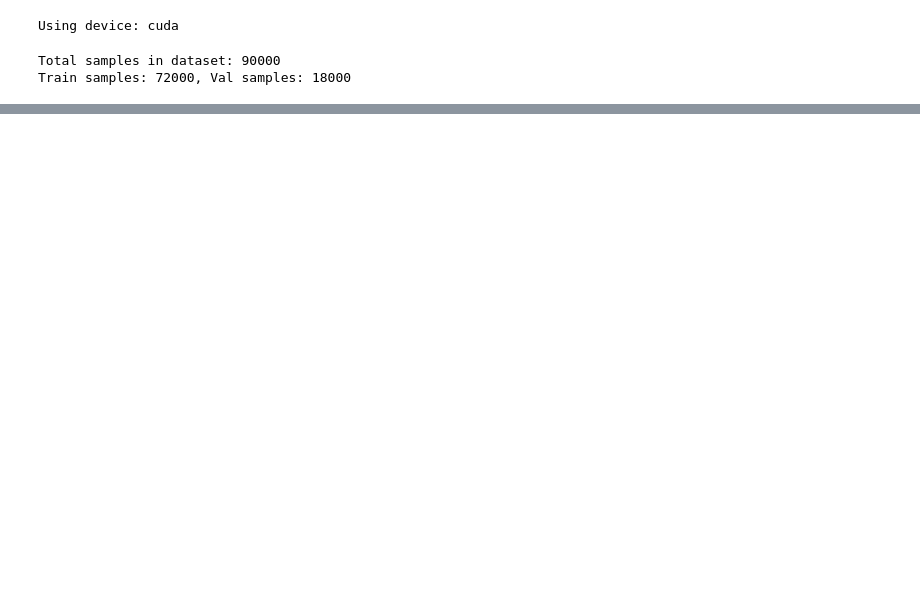
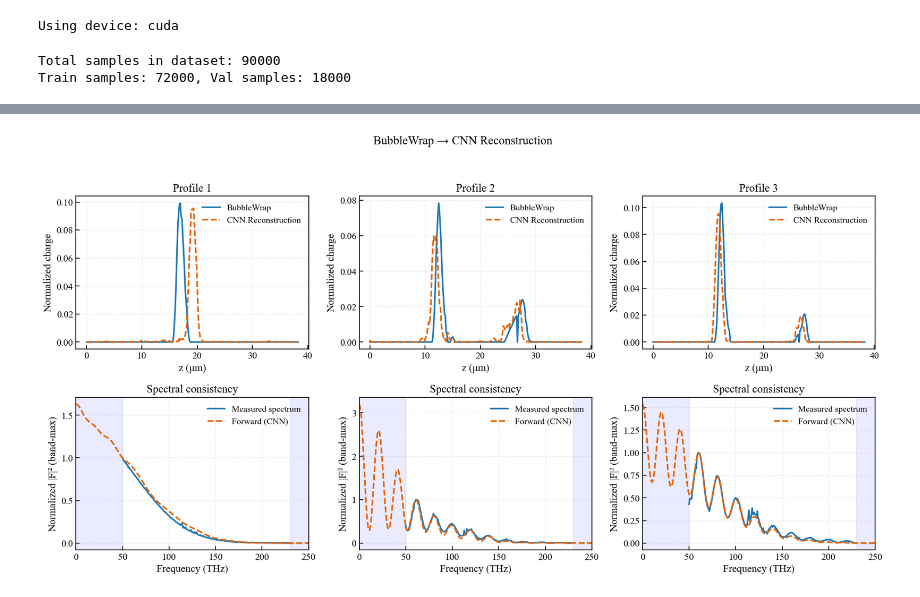
Before and after one commit to zewu-bi/Dilated_ResNet_phase_retrieval, a Jupyter notebook: 1D_Dilated_ResNet.ipynb, the cells around one changed output, grey strips where cells are left out. Cells and saved outputs as stored; diff of their text form; code cells hidden in the pictures; blank space fills up the shorter version.

```diff
--- a/1D_Dilated_ResNet.ipynb
+++ b/1D_Dilated_ResNet.ipynb
@@ -391 +234,82 @@ d:\23697\Desktop\Dilated_ResNet_phase_retrieval\src\quant_eval_plots.py
+# %%
+# Cell 10: BubbleWrap preprocessing + reconstruction figure
+# ---- common CSV / resampling logic is in src; panel text stays here ----
+
+bubble_cfg = {
+    "folder": "./app/form factor/bubble wrap",
+    "target_points": 256,
+    "file_order": [
+        "F1.csv", "F2.csv", "F3.csv",
+        "rho1.csv", "rho2.csv", "rho3.csv",
+    ],
+    "titles": ["Profile 1", "Profile 2", "Profile 3"],
+}
+
+bubble_cases = neu.load_bubblewrap_cases(
+    folder=bubble_cfg["folder"],
+    dx_um=dx_um,
+    f_min=f_min,
+    f_max=f_max,
+    target_points=bubble_cfg["target_points"],
+    resample_fn=resample_linear,
+    file_order=bubble_cfg["file_order"],
+)
+
+bubble_payloads = [
+    neu.prepare_bubblewrap_case(
+        model=model,
+        band_power=case["band_power"],
+        target_profile=case["target_profile"],
+        device=device,
+        dx_um=dx_um,
+        f_min=f_min,
+        f_max=f_max,
+        f_display_max=f_display_max,
+        pad_factor=pad_factor,
+        compute_form_factor=compute_form_factor,
+        k_to_THz=k_to_THz,
+    )
+    for case in bubble_cases
+]
+
+fig, axes = plt.subplots(2, len(bubble_payloads), figsize=(15, 8))
+fig.suptitle("BubbleWrap → CNN Reconstruction", fontsize=15)
+
+for col, payload in enumerate(bubble_payloads):
+    qep.plot_profile_pair(
+        axes[0, col],
+        z_um=payload["z_um"],
+        target=payload["target"],
+        prediction=payload["prediction"],
+        target_label="BubbleWrap",
+        prediction_label="CNN Reconstruction",
+        prediction_color="#E66100",
+        xlabel="z (μm)",
+        ylabel="Normalized charge",
+        title=bubble_cfg["titles"][col],
+        legend_loc="upper right",
+    )
+    qep.plot_spectrum_pair(
+        axes[1, col],
+        freq_meas=payload["freq_meas"],
+        measured_band=payload["measured_band"],
+        freq_full=payload["freq_full"],
+        reconstructed_full=payload["reconstructed_full"],
+        f_min=payload["f_min"],
+        f_max=payload["f_max"],
+        f_display_max=payload["f_display_max"],
+        measured_label="Measured spectrum",
+        reconstructed_label="Forward (CNN)",
+        reconstructed_color="#E66100",
+        xlabel="Frequency (THz)",
+        ylabel="Normalized |F|² (band-max)",
+        title="Spectral consistency",
+        legend_loc="upper right",
+        normalize_mode="band-max",
+    )
+
+plt.tight_layout(rect=[0, 0, 1, 0.95])
+plt.show()
+# %% [output]
+[figure, added]
 # %%
```
Also changed, not shown: parts of 15 cells of this notebook, 4 other files.
